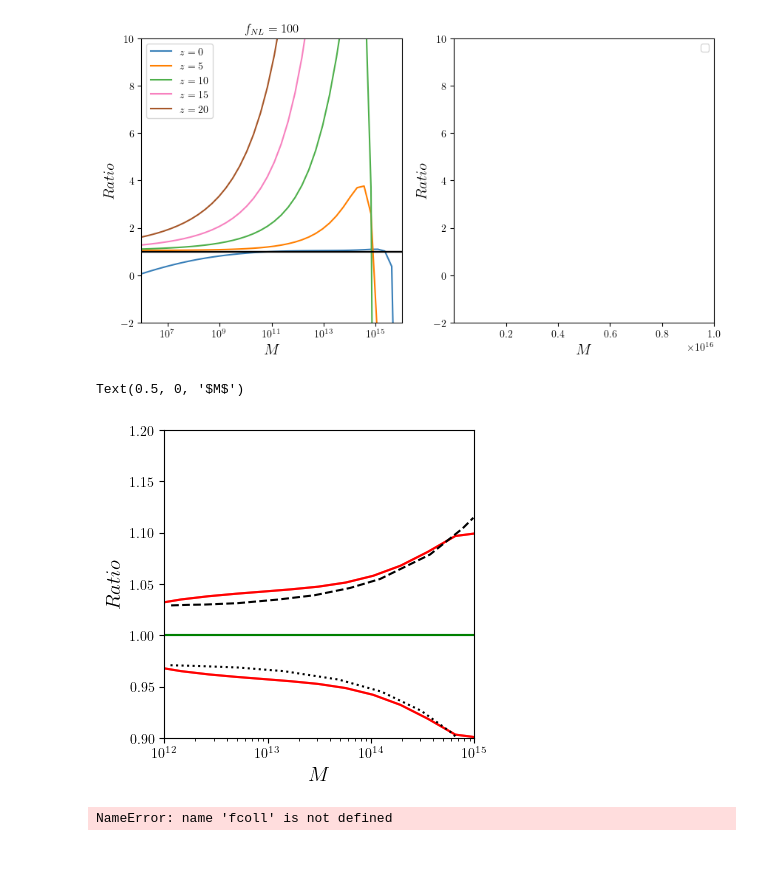
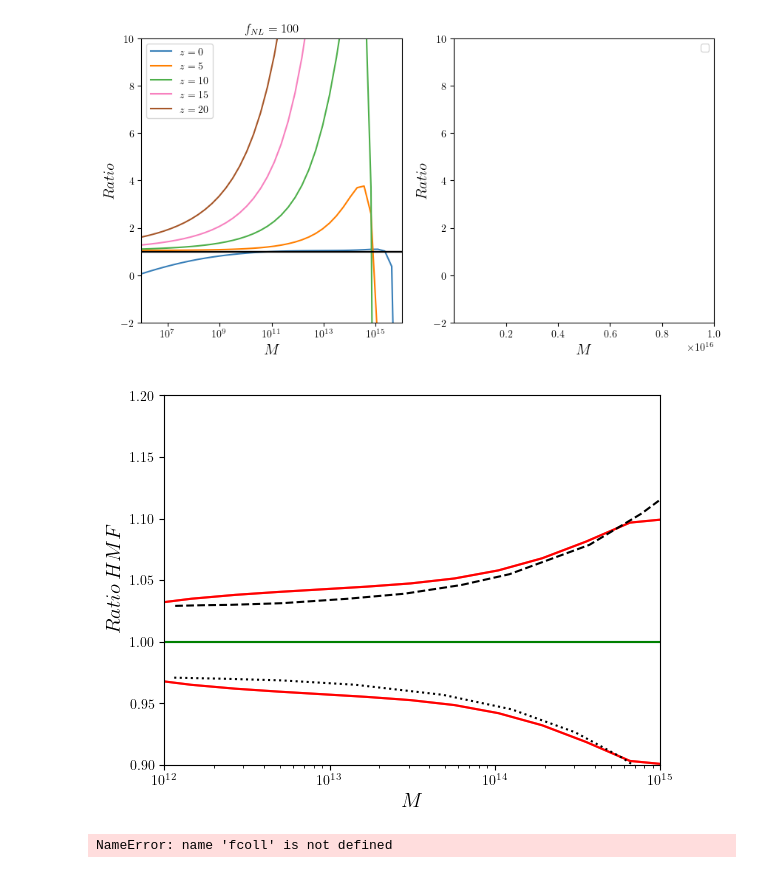
Before and after one commit to jordanflitter/21cmFirstCLASS, a Jupyter notebook: DEFFCOL.ipynb, the cells around one changed output. Cells and saved outputs as stored; diff of their text form; code cells hidden in the pictures.

```diff
--- a/DEFFCOL.ipynb
+++ b/DEFFCOL.ipynb
@@ -1136,37 +1136,38 @@ mdn = [
 [2213762702187.802, 0.970041039671682],
 [5096377634843.602, 0.968673050615594],
 [14270038176142.305, 0.96511627906976],
 [48596476163836.22, 0.956908344733241],
 [126121813268269.6, 0.945143638850888],
 [305316583240491.9, 0.926538987688097],
 [585043999219359.9, 0.906019151846784],
 [933431625199504.2, 0.887961696306429],
 ]
 
 dn = np.asanyarray(dn).T
 mdn = np.asanyarray(mdn).T
 
-fig, ax = plt.subplots(1,1,figsize=(4,4))
+fig, ax = plt.subplots(1,1,)#figsize=(4,4))
 
 use_M_array = 10**use_M_array
 ax.semilogx(M_array,np.ones(len(M_array)))
 ax.semilogx(use_M_array, ng / gauss , 'r')
 ax.semilogx(use_M_array, mng / gauss , 'r')
 ax.semilogx(use_M_array, ng_corr / gauss , 'r',alpha=0.6)
 ax.semilogx(use_M_array, mng_corr / gauss , 'r',alpha=0.6)
 ax.semilogx(use_M_array, 1+corr_J_second, 'g')
 
 ax.semilogx(dn[0], dn[1] , 'k--', label=r'$\rm 100\,paper$')
 ax.semilogx(mdn[0], mdn[1] , 'k:', label=r'$\rm -100\,paper$')
 
 ax.set_ylim(0.9,1.2)
 ax.set_xlim(1e12,1e15)
 
-ax.set_ylabel(r'$Ratio$',fontsize=15)
+ax.set_ylabel(r'$Ratio\,HMF$',fontsize=15)
 ax.set_xlabel(r'$M$',fontsize=15)
+
+plt.savefig('HMF.png',bbox_inches=None)
 # %% [output]
-Text(0.5, 0, '$M$')
-[figure, old version]
+[figure, new version]
 # %%
 from scipy.special import erfc
 # %%
```
